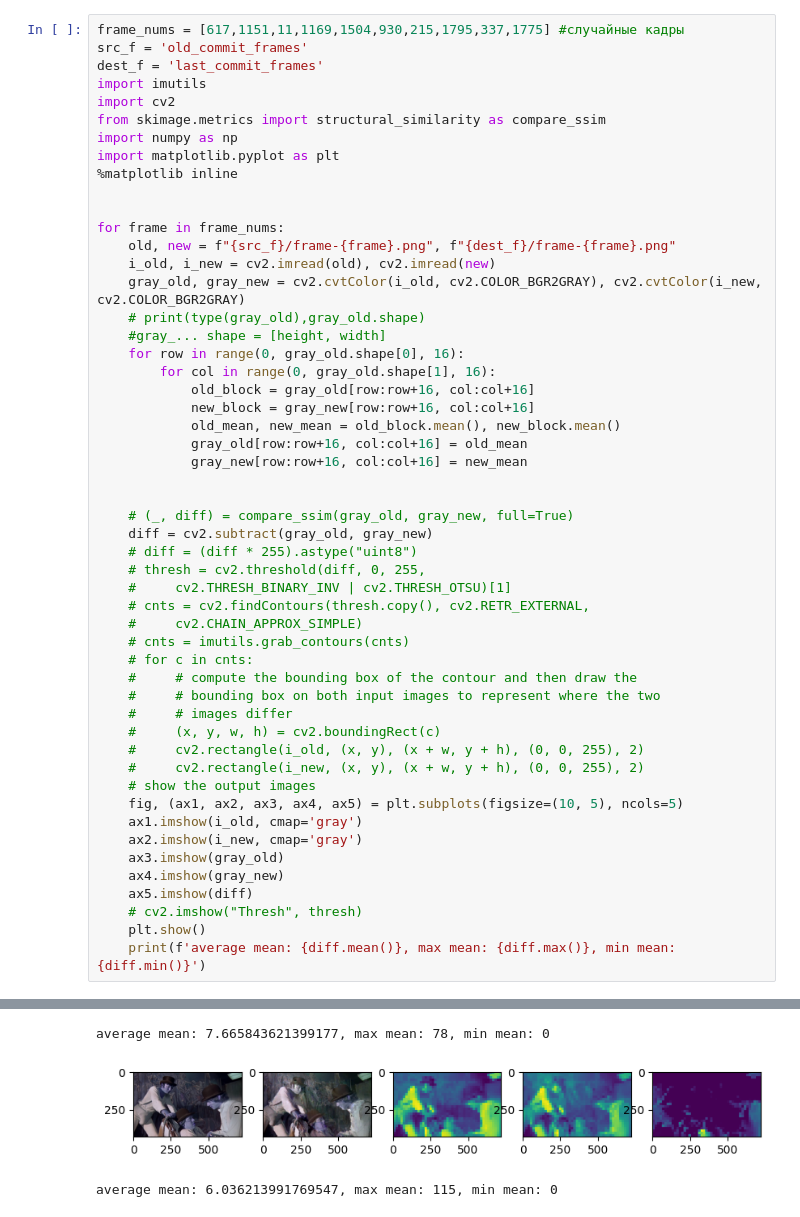
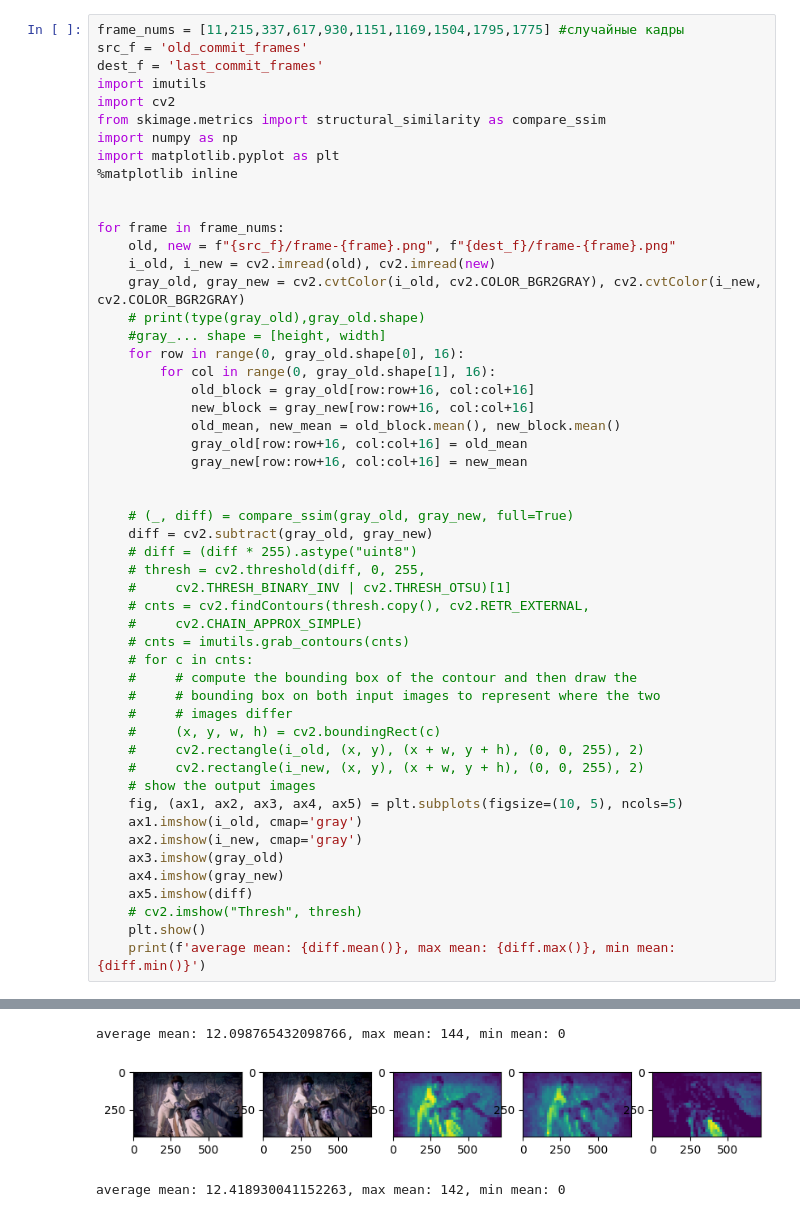
Before and after one commit to ComexpResearchLab/fastest-h264-decoding, a Jupyter notebook: compare.ipynb, the cells around one changed output, grey strips where cells are left out. Saved outputs shown, nothing was run; the diff lists cells and outputs as text.

```diff
--- a/compare.ipynb
+++ b/compare.ipynb
@@ -1,5 +1,5 @@
 # %%
-frame_nums = [617,1151,11,1169,1504,930,215,1795,337,1775] #случайные кадры
+frame_nums = [11,215,337,617,930,1151,1169,1504,1795,1775] #случайные кадры
 src_f = 'old_commit_frames'
 dest_f = 'last_commit_frames'
 import imutils
@@ -55,3 +55,3 @@ for frame in frame_nums:
-average mean: 7.665843621399177, max mean: 78, min mean: 0
+average mean: 12.098765432098766, max mean: 144, min mean: 0
-[figure, old version]
+[figure, new version]
-average mean: 6.036213991769547, max mean: 115, min mean: 0
+average mean: 12.418930041152263, max mean: 142, min mean: 0
```
Also changed, not shown: parts of 1 cell of this notebook, 32 other files.
